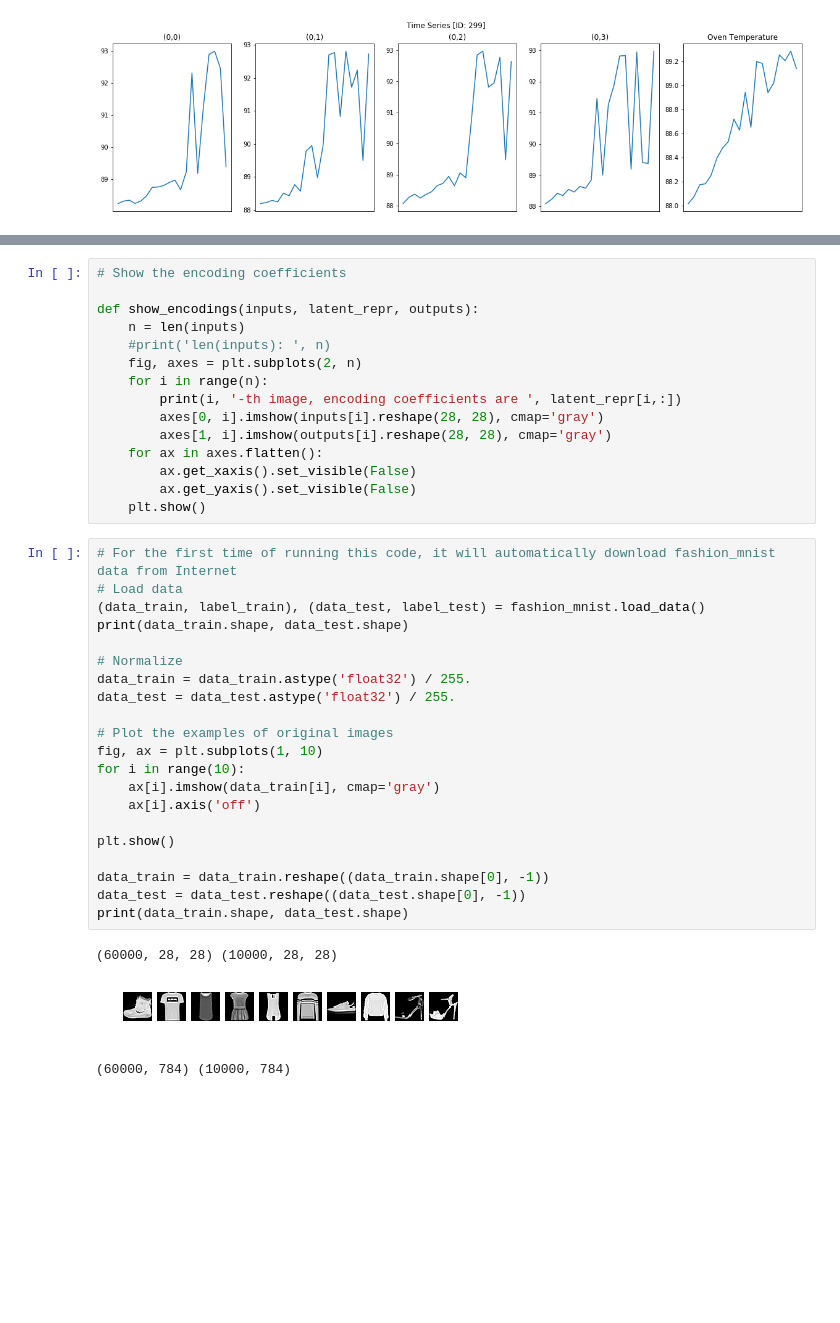
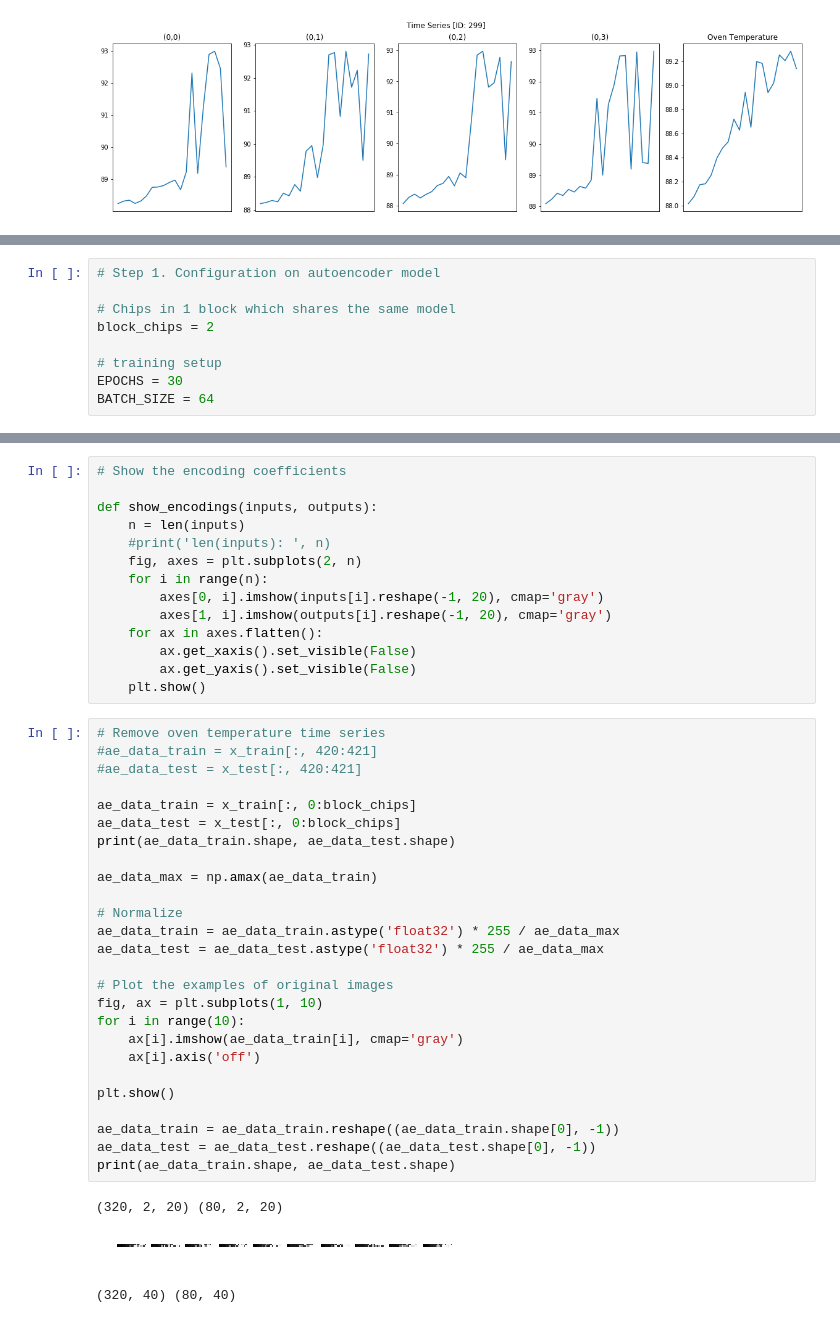
Before and after one commit to caoliang/ISSM-CA3, a Jupyter notebook: ISSM_CA3_GC.ipynb, the cells around one changed output, grey strips where cells are left out. Cells and saved outputs as stored; diff of their text form; blank space fills up the shorter version.

Commit message:
Complete working model to detect abnormal status;

```diff
--- a/ISSM_CA3_GC.ipynb
+++ b/ISSM_CA3_GC.ipynb
@@ -474,0 +495,9 @@ def AE_method1(x_train):
+# %%
+# Step 1. Configuration on autoencoder model
+
+# Chips in 1 block which shares the same model
+block_chips = 2
+
+# training setup
+EPOCHS = 30
+BATCH_SIZE = 64
@@ -475,41 +559,45 @@ def AE_method1(x_train):
 # %%
 # Show the encoding coefficients
 
-def show_encodings(inputs, latent_repr, outputs):
+def show_encodings(inputs, outputs):
     n = len(inputs)
     #print('len(inputs): ', n)
     fig, axes = plt.subplots(2, n)
     for i in range(n):
-        print(i, '-th image, encoding coefficients are ', latent_repr[i,:])
-        axes[0, i].imshow(inputs[i].reshape(28, 28), cmap='gray')
-        axes[1, i].imshow(outputs[i].reshape(28, 28), cmap='gray')
+        axes[0, i].imshow(inputs[i].reshape(-1, 20), cmap='gray')
+        axes[1, i].imshow(outputs[i].reshape(-1, 20), cmap='gray')
     for ax in axes.flatten():
         ax.get_xaxis().set_visible(False)
         ax.get_yaxis().set_visible(False)
     plt.show()
 # %%
-# For the first time of running this code, it will automatically download fashion_mnist data from Internet
-# Load data
-(data_train, label_train), (data_test, label_test) = fashion_mnist.load_data()
-print(data_train.shape, data_test.shape)
+# Remove oven temperature time series
+#ae_data_train = x_train[:, 420:421]
+#ae_data_test = x_test[:, 420:421]
+
+ae_data_train = x_train[:, 0:block_chips]
+ae_data_test = x_test[:, 0:block_chips]
+print(ae_data_train.shape, ae_data_test.shape)
+
+ae_data_max = np.amax(ae_data_train)
 
 # Normalize
-data_train = data_train.astype('float32') / 255.
-data_test = data_test.astype('float32') / 255.
+ae_data_train = ae_data_train.astype('float32') * 255 / ae_data_max
+ae_data_test = ae_data_test.astype('float32') * 255 / ae_data_max
 
 # Plot the examples of original images
 fig, ax = plt.subplots(1, 10)
 for i in range(10):
-    ax[i].imshow(data_train[i], cmap='gray')
+    ax[i].imshow(ae_data_train[i], cmap='gray')
     ax[i].axis('off')
 
 plt.show()
 
-data_train = data_train.reshape((data_train.shape[0], -1))
-data_test = data_test.reshape((data_test.shape[0], -1))
-print(data_train.shape, data_test.shape)
+ae_data_train = ae_data_train.reshape((ae_data_train.shape[0], -1))
+ae_data_test = ae_data_test.reshape((ae_data_test.shape[0], -1))
+print(ae_data_train.shape, ae_data_test.shape)
 # %% [output]
-(60000, 28, 28) (10000, 28, 28)
+(320, 2, 20) (80, 2, 20)
-[figure, old version]
+[figure, new version]
-(60000, 784) (10000, 784)
+(320, 40) (80, 40)
 # %%
```
Also changed, not shown: parts of 24 cells of this notebook.
